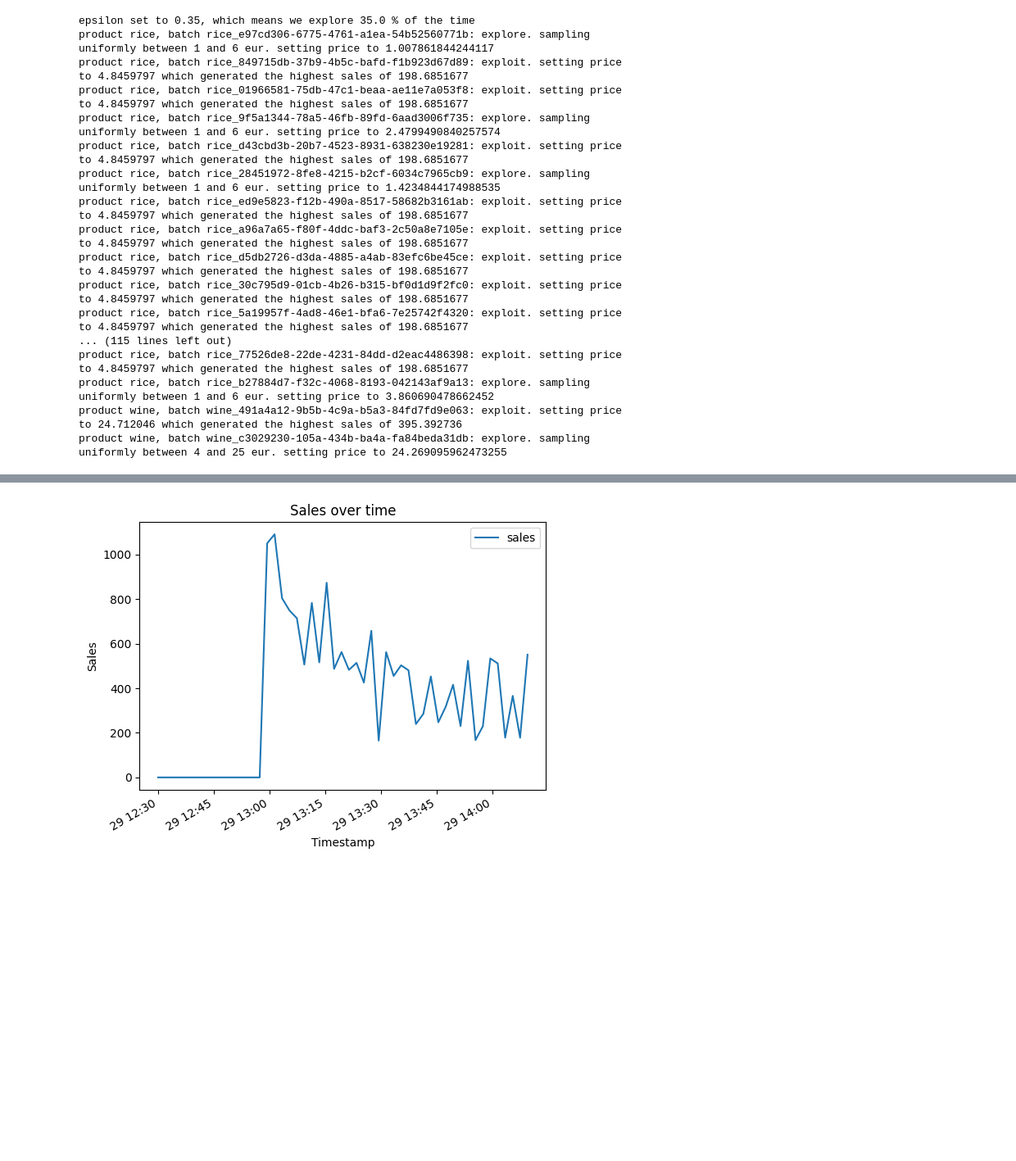
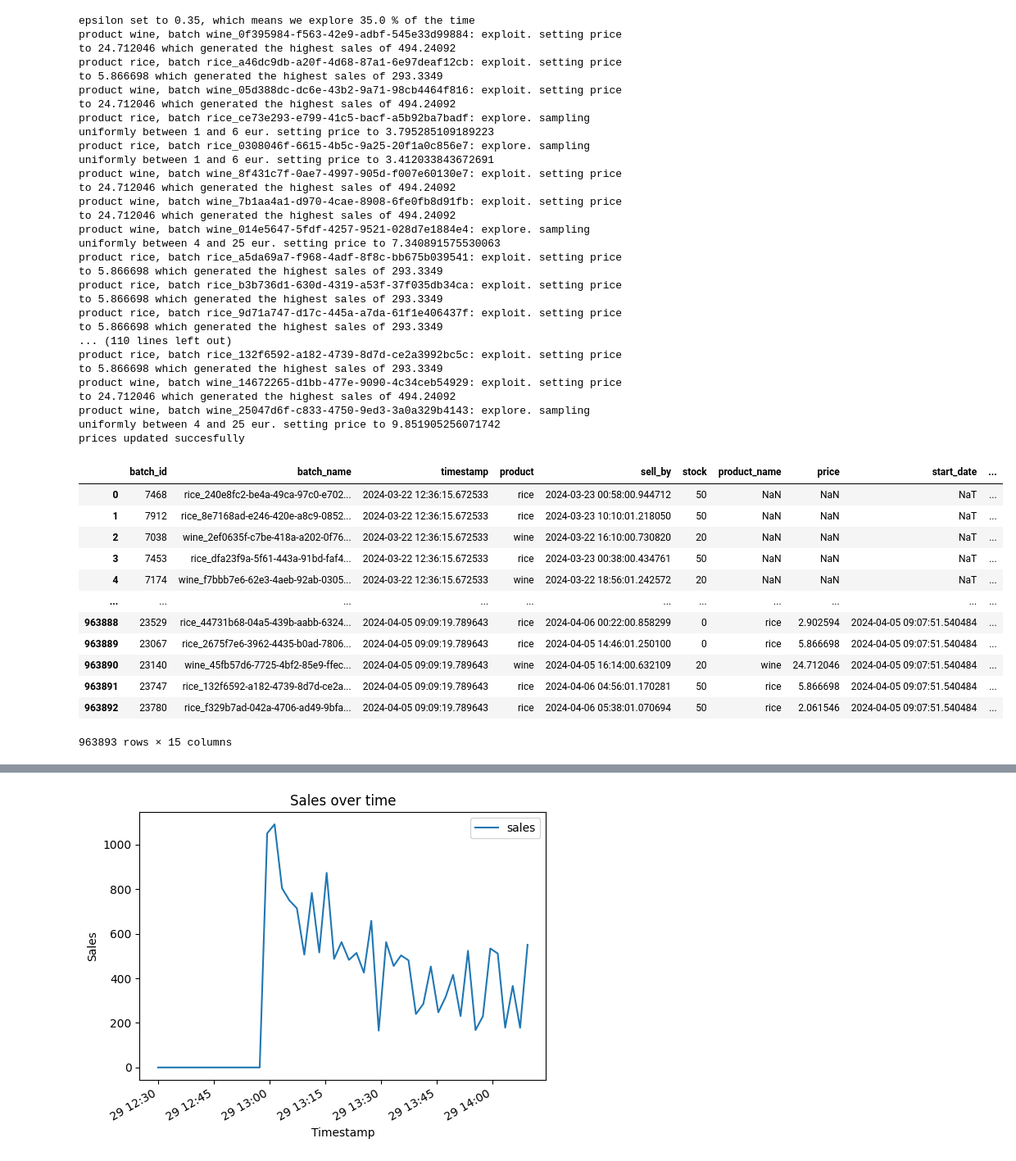
Before and after one commit to attiamani98/praice, a Jupyter notebook: fastapi/model_testing.ipynb, the cells around one changed output, grey strips where cells are left out. Shown: that part at 82% size. Cells and saved outputs as stored; diff of their text form; code cells hidden in the pictures; blank space fills up the shorter version.

```diff
--- a/fastapi/model_testing.ipynb
+++ b/fastapi/model_testing.ipynb
@@ -14,22 +11,22 @@ The autoreload extension is already loaded. To reload it, use:
 # %%
-from model import update_price
+# from model import update_price
 
-update_price(update_db=False)
+# update_price(update_db=False)
 # %% [output]
 epsilon set to 0.35, which means we explore 35.0 % of the time
-product rice, batch rice_e97cd306-6775-4761-a1ea-54b52560771b: explore. sampling uniformly between 1 and 6 eur. setting price to 1.007861844244117
-product rice, batch rice_849715db-37b9-4b5c-bafd-f1b923d67d89: exploit. setting price to 4.8459797 which generated the highest sales of 198.6851677
-product rice, batch rice_01966581-75db-47c1-beaa-ae11e7a053f8: exploit. setting price to 4.8459797 which generated the highest sales of 198.6851677
-product rice, batch rice_9f5a1344-78a5-46fb-89fd-6aad3006f735: explore. sampling uniformly between 1 and 6 eur. setting price to 2.4799490840257574
-product rice, batch rice_d43cbd3b-20b7-4523-8931-638230e19281: exploit. setting price to 4.8459797 which generated the highest sales of 198.6851677
-product rice, batch rice_28451972-8fe8-4215-b2cf-6034c7965cb9: explore. sampling uniformly between 1 and 6 eur. setting price to 1.4234844174988535
-product rice, batch rice_ed9e5823-f12b-490a-8517-58682b3161ab: exploit. setting price to 4.8459797 which generated the highest sales of 198.6851677
-product rice, batch rice_a96a7a65-f80f-4ddc-baf3-2c50a8e7105e: exploit. setting price to 4.8459797 which generated the highest sales of 198.6851677
-product rice, batch rice_d5db2726-d3da-4885-a4ab-83efc6be45ce: exploit. setting price to 4.8459797 which generated the highest sales of 198.6851677
-product rice, batch rice_30c795d9-01cb-4b26-b315-bf0d1d9f2fc0: exploit. setting price to 4.8459797 which generated the highest sales of 198.6851677
-product rice, batch rice_5a19957f-4ad8-46e1-bfa6-7e25742f4320: exploit. setting price to 4.8459797 which generated the highest sales of 198.6851677
-... (115 lines left out)
-product rice, batch rice_77526de8-22de-4231-84dd-d2eac4486398: exploit. setting price to 4.8459797 which generated the highest sales of 198.6851677
-product rice, batch rice_b27884d7-f32c-4068-8193-042143af9a13: explore. sampling uniformly between 1 and 6 eur. setting price to 3.860690478662452
-product wine, batch wine_491a4a12-9b5b-4c9a-b5a3-84fd7fd9e063: exploit. setting price to 24.712046 which generated the highest sales of 395.392736
-product wine, batch wine_c3029230-105a-434b-ba4a-fa84beda31db: explore. sampling uniformly between 4 and 25 eur. setting price to 24.269095962473255
+product wine, batch wine_0f395984-f563-42e9-adbf-545e33d99884: exploit. setting price to 24.712046 which generated the highest sales of 494.24092
+product rice, batch rice_a46dc9db-a20f-4d68-87a1-6e97deaf12cb: exploit. setting price to 5.866698 which generated the highest sales of 293.3349
+product wine, batch wine_05d388dc-dc6e-43b2-9a71-98cb4464f816: exploit. setting price to 24.712046 which generated the highest sales of 494.24092
+product rice, batch rice_ce73e293-e799-41c5-bacf-a5b92ba7badf: explore. sampling uniformly between 1 and 6 eur. setting price to 3.795285109189223
+product rice, batch rice_0308046f-6615-4b5c-9a25-20f1a0c856e7: explore. sampling uniformly between 1 and 6 eur. setting price to 3.412033843672691
+product wine, batch wine_8f431c7f-0ae7-4997-905d-f007e60130e7: exploit. setting price to 24.712046 which generated the highest sales of 494.24092
+product wine, batch wine_7b1aa4a1-d970-4cae-8908-6fe0fb8d91fb: exploit. setting price to 24.712046 which generated the highest sales of 494.24092
+product wine, batch wine_014e5647-5fdf-4257-9521-028d7e1884e4: explore. sampling uniformly between 4 and 25 eur. setting price to 7.340891575530063
+product rice, batch rice_a5da69a7-f968-4adf-8f8c-bb675b039541: exploit. setting price to 5.866698 which generated the highest sales of 293.3349
+product rice, batch rice_b3b736d1-630d-4319-a53f-37f035db34ca: exploit. setting price to 5.866698 which generated the highest sales of 293.3349
+product rice, batch rice_9d71a747-d17c-445a-a7da-61f1e406437f: exploit. setting price to 5.866698 which generated the highest sales of 293.3349
+... (110 lines left out)
+product rice, batch rice_132f6592-a182-4739-8d7d-ce2a3992bc5c: exploit. setting price to 5.866698 which generated the highest sales of 293.3349
+product wine, batch wine_14672265-d1bb-477e-9090-4c34ceb54929: exploit. setting price to 24.712046 which generated the highest sales of 494.24092
+product wine, batch wine_25047d6f-c833-4750-9ed3-3a0a329b4143: explore. sampling uniformly between 4 and 25 eur. setting price to 9.851905256071742
+prices updated succesfully
@@ -35,0 +85,40 @@ product wine, batch wine_c3029230-105a-434b-ba4a-fa84beda31db: explore. sampling
+# %%
+sales_and_price_merged = pd.merge_asof(
+    sales_data.sort_values("timestamp"),
+    price_data.sort_values("start_date"),
+    left_on="timestamp",
+    right_on="start_date",
+    by="batch_name",
+    direction="backward"
+)
+
+competitor_data_preprocessed = (
+    competitor_data
+    .pivot_table(index=['batch_name', 'execution_time'], columns='competitor', values='price')
+    .reset_index()
+)
+
+all_merged = pd.merge_asof(
+    sales_and_price_merged.sort_values("timestamp"),
+    competitor_data_preprocessed.sort_values("execution_time"),
+    left_on="timestamp",
+    right_on="execution_time",
+    by="batch_name",
+    direction="backward"
+)
+# %%
+all_merged
+# %% [output]
+|  | batch_id | batch_name | timestamp | product | sell_by | stock | product_name | price | start_date | ... |
+| 0 | 7468 | rice_240e8fc2-be4a-49ca-97c0-e702... | 2024-03-22 12:36:15.672533 | rice | 2024-03-23 00:58:00.944712 | 50 | NaN | NaN | NaT | ... |
+| 1 | 7912 | rice_8e7168ad-e246-420e-a8c9-0852... | 2024-03-22 12:36:15.672533 | rice | 2024-03-23 10:10:01.218050 | 50 | NaN | NaN | NaT | ... |
+| 2 | 7038 | wine_2ef0635f-c7be-418a-a202-0f76... | 2024-03-22 12:36:15.672533 | wine | 2024-03-22 16:10:00.730820 | 20 | NaN | NaN | NaT | ... |
+| 3 | 7453 | rice_dfa23f9a-5f61-443a-91bd-faf4... | 2024-03-22 12:36:15.672533 | rice | 2024-03-23 00:38:00.434761 | 50 | NaN | NaN | NaT | ... |
+| 4 | 7174 | wine_f7bbb7e6-62e3-4aeb-92ab-0305... | 2024-03-22 12:36:15.672533 | wine | 2024-03-22 18:56:01.242572 | 20 | NaN | NaN | NaT | ... |
+| ... | ... | ... | ... | ... | ... | ... | ... | ... | ... | ... |
+| 963888 | 23529 | rice_44731b68-04a5-439b-aabb-6324... | 2024-04-05 09:09:19.789643 | rice | 2024-04-06 00:22:00.858299 | 0 | rice | 2.902594 | 2024-04-05 09:07:51.540484 | ... |
+| 963889 | 23067 | rice_2675f7e6-3962-4435-b0ad-7806... | 2024-04-05 09:09:19.789643 | rice | 2024-04-05 14:46:01.250100 | 0 | rice | 5.866698 | 2024-04-05 09:07:51.540484 | ... |
+| 963890 | 23140 | wine_45fb57d6-7725-4bf2-85e9-ffec... | 2024-04-05 09:09:19.789643 | wine | 2024-04-05 16:14:00.632109 | 20 | wine | 24.712046 | 2024-04-05 09:07:51.540484 | ... |
+| 963891 | 23747 | rice_132f6592-a182-4739-8d7d-ce2a... | 2024-04-05 09:09:19.789643 | rice | 2024-04-06 04:56:01.170281 | 50 | rice | 5.866698 | 2024-04-05 09:07:51.540484 | ... |
+| 963892 | 23780 | rice_f329b7ad-042a-4706-ad49-9bfa... | 2024-04-05 09:09:19.789643 | rice | 2024-04-06 05:38:01.070694 | 50 | rice | 2.061546 | 2024-04-05 09:07:51.540484 | ... |
+963893 rows × 15 columns
```
Also changed, not shown: parts of 23 cells of this notebook, 4 other files.
